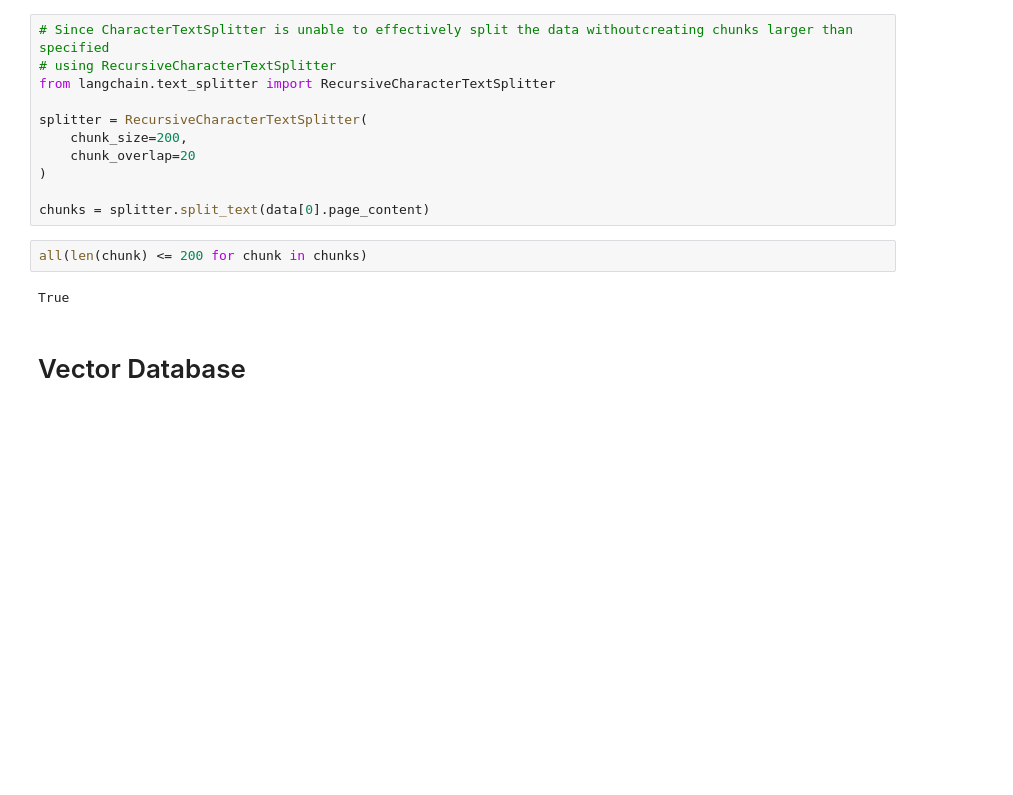
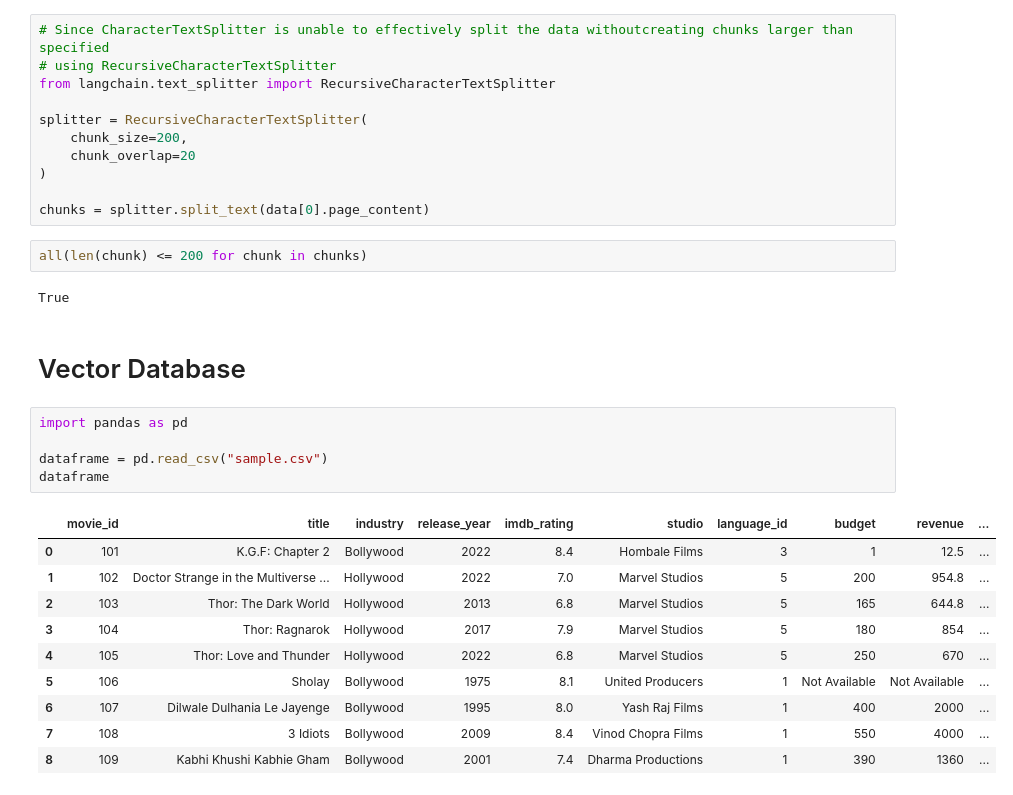
Before and after one commit to Vish501/Stock-Research-Assistant, a Jupyter notebook: research/trails.ipynb, the cells around one changed output. Drawn from its saved outputs; the diff is of its cells as text; blank space fills up the shorter version.

```diff
--- a/research/trails.ipynb
+++ b/research/trails.ipynb
@@ -135,3 +135,19 @@ all(len(chunk) <= 200 for chunk in chunks)
 True
 # %% [markdown]
 # Vector Database
+# %%
+import pandas as pd
+
+dataframe = pd.read_csv("sample.csv")
+dataframe
+# %% [output]
+|  | movie_id | title | industry | release_year | imdb_rating | studio | language_id | budget | revenue | ... |
+| 0 | 101 | K.G.F: Chapter 2 | Bollywood | 2022 | 8.4 | Hombale Films | 3 | 1 | 12.5 | ... |
+| 1 | 102 | Doctor Strange in the Multiverse ... | Hollywood | 2022 | 7.0 | Marvel Studios | 5 | 200 | 954.8 | ... |
+| 2 | 103 | Thor: The Dark World | Hollywood | 2013 | 6.8 | Marvel Studios | 5 | 165 | 644.8 | ... |
+| 3 | 104 | Thor: Ragnarok | Hollywood | 2017 | 7.9 | Marvel Studios | 5 | 180 | 854 | ... |
+| 4 | 105 | Thor: Love and Thunder | Hollywood | 2022 | 6.8 | Marvel Studios | 5 | 250 | 670 | ... |
+| 5 | 106 | Sholay | Bollywood | 1975 | 8.1 | United Producers | 1 | Not Available | Not Available | ... |
+| 6 | 107 | Dilwale Dulhania Le Jayenge | Bollywood | 1995 | 8.0 | Yash Raj Films | 1 | 400 | 2000 | ... |
+| 7 | 108 | 3 Idiots | Bollywood | 2009 | 8.4 | Vinod Chopra Films | 1 | 550 | 4000 | ... |
+| 8 | 109 | Kabhi Khushi Kabhie Gham | Bollywood | 2001 | 7.4 | Dharma Productions | 1 | 390 | 1360 | ... |
```
Also changed, not shown: parts of 4 cells of this notebook.
